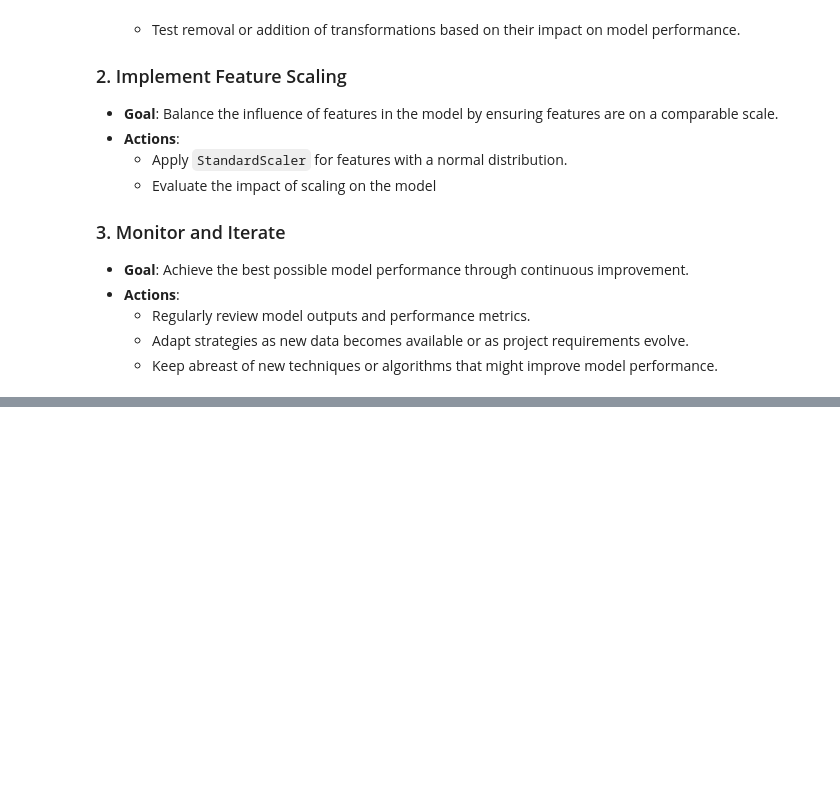
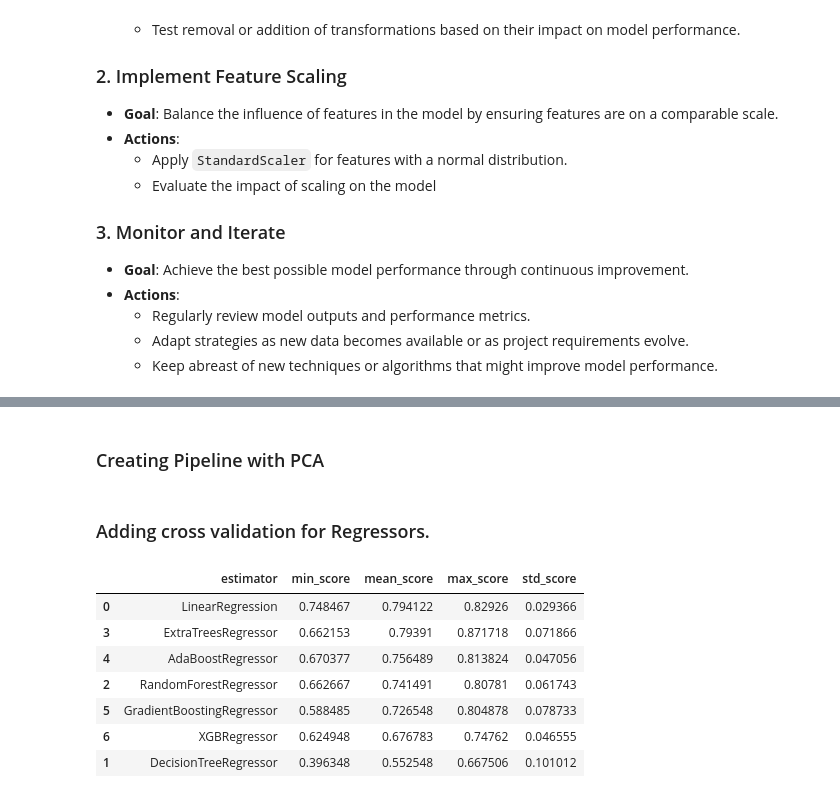
Before and after one commit to Tomosius/heritage_houses_p5, a Jupyter notebook: jupyter_notebooks/09_Modeling_and_Evaluation_hypothesis_3.ipynb, the cells around one changed output, grey strips where cells are left out. Saved outputs shown, nothing was run; the diff lists cells and outputs as text; code cells hidden in the pictures; blank space fills up the shorter version.

```diff
--- a/jupyter_notebooks/09_Modeling_and_Evaluation_hypothesis_3.ipynb
+++ b/jupyter_notebooks/09_Modeling_and_Evaluation_hypothesis_3.ipynb
@@ -153,6 +145,7 @@ class DFColumnTransformer(BaseEstimator, TransformerMixin):
         X.loc[:, self.columns] = self.transformer.transform(X[self.columns])
         return X
 
+
 # Define the columns for each transformation type
 yeo_johnson_features = ['1stFlrSF', '2ndFlrSF', 'BedroomAbvGr', 'BsmtExposure', 'BsmtUnfSF',
                         'EnclosedPorch', 'GarageFinish', 'LotArea', 'MasVnrArea', 'OpenPorchSF',
@@ -161,8 +154,10 @@ power_features = ['BsmtFinSF1', 'LotFrontage']
 box_cox_features = ['GrLivArea']
 
 # Create transformers for each group of features
-yeo_johnson_transformer = DFColumnTransformer(PowerTransformer(method='yeo-johnson', standardize=True), yeo_johnson_features)
-power_transformer = DFColumnTransformer(PowerTransformer(method='yeo-johnson', standardize=True), power_features)  # Using Yeo-Johnson for simplicity
+yeo_johnson_transformer = DFColumnTransformer(PowerTransformer(method='yeo-johnson', standardize=True),
+                                              yeo_johnson_features)
+power_transformer = DFColumnTransformer(PowerTransformer(method='yeo-johnson', standardize=True),
+                                        power_features)  # Using Yeo-Johnson for simplicity
 box_cox_transformer = DFColumnTransformer(PowerTransformer(method='box-cox', standardize=True), box_cox_features)
 
 # Combine all transformers into a single pipeline
@@ -304,4 +299,4 @@ params_quick_search = {
 # %%
 ### Results Inspection
 initial_search = HyperparameterOptimizationSearch(models=models_quick_search, params=params_quick_search)
-initial_search.fit(X_train, y_train, scoring='r2', n_jobs=-1, cv=25)
+initial_search.fit(X_train, y_train, scoring='r2', n_jobs=-1, cv=5)
@@ -744,0 +1059,2 @@ Mean Absolute Error: 20408.138
+# %% [markdown]
+### Creating Pipeline with PCA
@@ -744,0 +1082,2 @@ Mean Absolute Error: 20408.138
+# %% [markdown]
+### Adding cross validation for Regressors.
@@ -744,0 +1138,14 @@ Mean Absolute Error: 20408.138
+# %%
+import numpy as np
+
+grid_search_summary_refit, grid_search_pipelines_refit = initial_search.score_summary(sort_by='mean_score')
+grid_search_summary
+# %% [output]
+|  | estimator | min_score | mean_score | max_score | std_score |
+| 0 | LinearRegression | 0.748467 | 0.794122 | 0.82926 | 0.029366 |
+| 3 | ExtraTreesRegressor | 0.662153 | 0.79391 | 0.871718 | 0.071866 |
+| 4 | AdaBoostRegressor | 0.670377 | 0.756489 | 0.813824 | 0.047056 |
+| 2 | RandomForestRegressor | 0.662667 | 0.741491 | 0.80781 | 0.061743 |
+| 5 | GradientBoostingRegressor | 0.588485 | 0.726548 | 0.804878 | 0.078733 |
+| 6 | XGBRegressor | 0.624948 | 0.676783 | 0.74762 | 0.046555 |
+| 1 | DecisionTreeRegressor | 0.396348 | 0.552548 | 0.667506 | 0.101012 |
```
Also changed, not shown: parts of 75 cells of this notebook, 1 other file.
